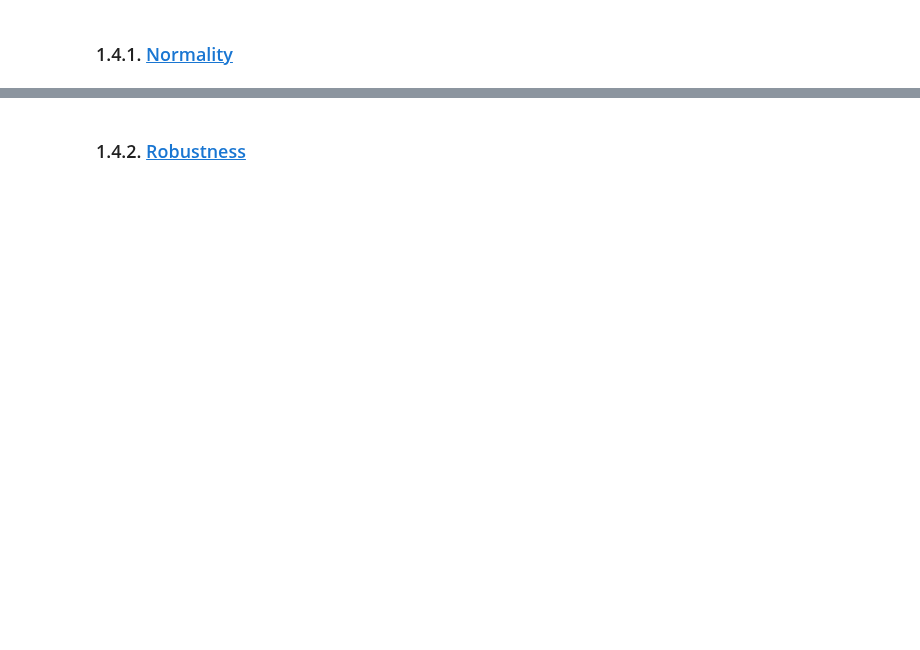
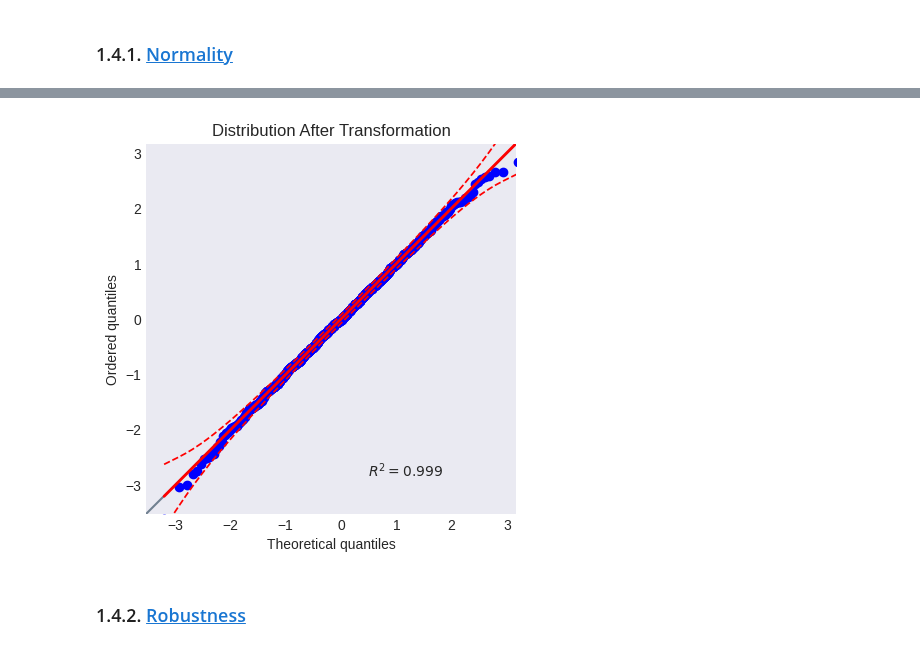
Before and after one commit to rammah83/Statistical_tasks, a Jupyter notebook: num_1_var.ipynb, the cells around one changed output, grey strips where cells are left out. Drawn from its saved outputs; the diff is of its cells as text; code cells hidden in the pictures; blank space fills up the shorter version.

```diff
--- a/num_1_var.ipynb
+++ b/num_1_var.ipynb
@@ -235,3 +275,10 @@ Considering 11% of Ouliers:     normaltest     : False
+# %%
+import pingouin as pg
+
+pg.qqplot(X_transf)
+plt.gca().set_title("Distribution After Transformation");
+# %% [output]
+[figure, added]
 # %% [markdown]
 ### 1.4.2. <a id='toc1_4_2_'></a>[Robustness](#toc0_)
 # %%
```
Also changed, not shown: parts of 10 cells of this notebook, 1 other file.
